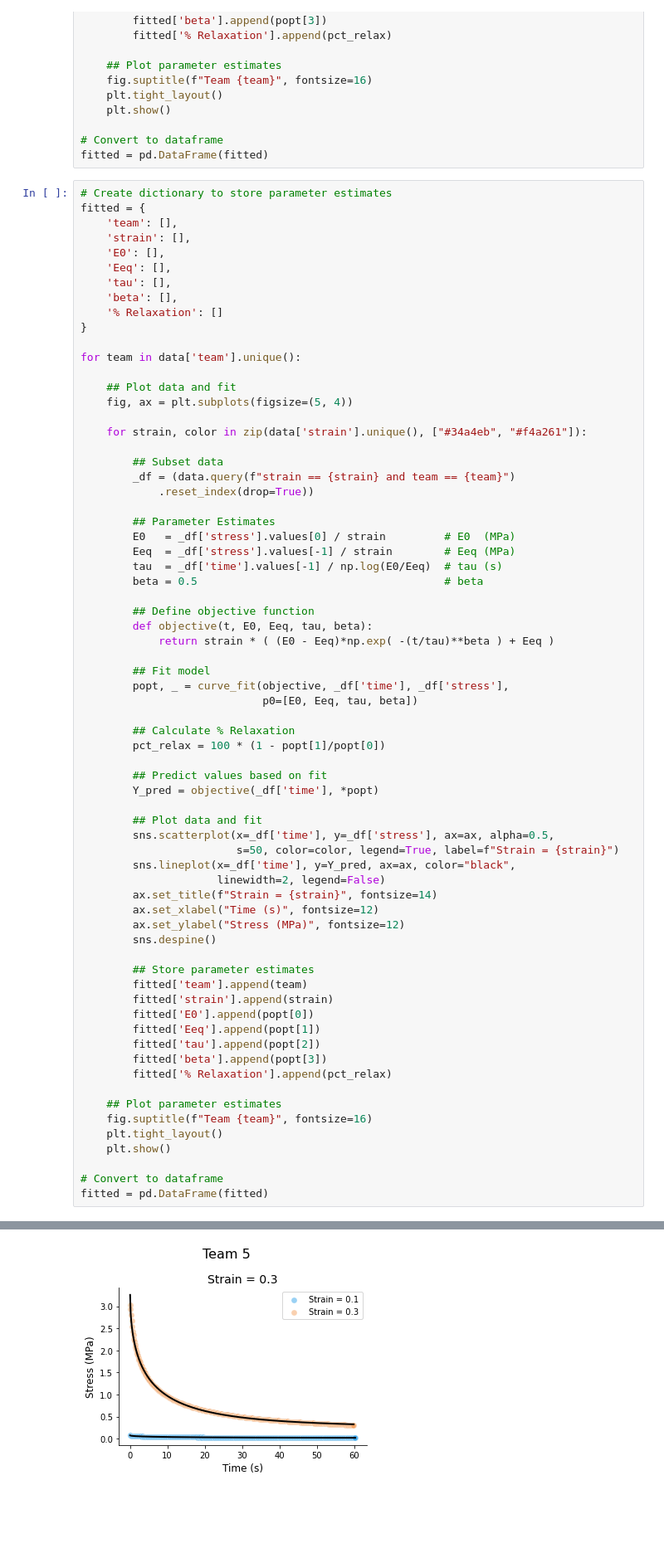
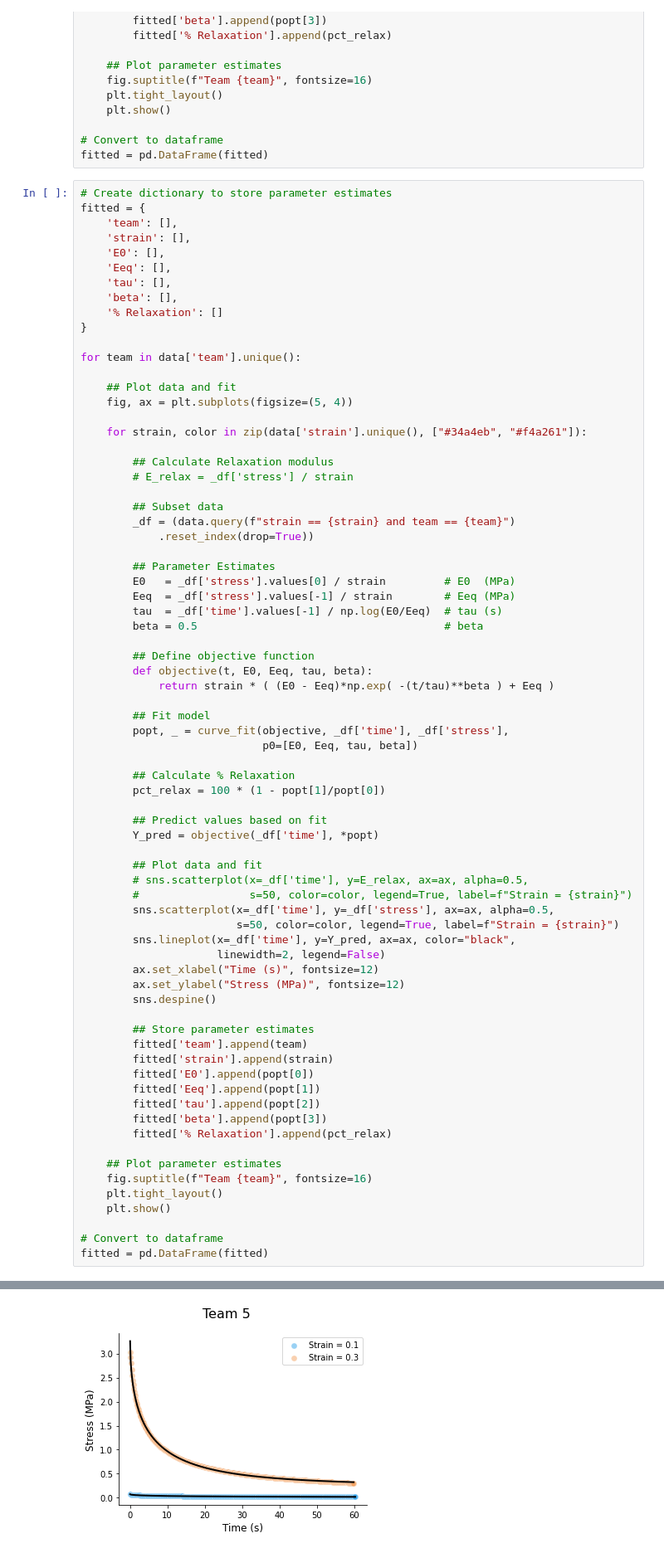
Before and after one commit to Kabilan108/drexel-coursework, a Jupyter notebook: bmes301/lab3/Data Analysis.ipynb, the cells around one changed output, grey strips where cells are left out. Shown at 83% size. Saved outputs shown, nothing was run; the diff lists cells and outputs as text; blank space fills up the shorter version.

```diff
--- a/bmes301/lab3/Data Analysis.ipynb
+++ b/bmes301/lab3/Data Analysis.ipynb
@@ -165,6 +165,9 @@ for team in data['team'].unique():
     fig, ax = plt.subplots(figsize=(5, 4))
 
     for strain, color in zip(data['strain'].unique(), ["#34a4eb", "#f4a261"]):
+
+        ## Calculate Relaxation modulus
+        # E_relax = _df['stress'] / strain
 
         ## Subset data
         _df = (data.query(f"strain == {strain} and team == {team}")
@@ -191,11 +194,12 @@ for team in data['team'].unique():
         Y_pred = objective(_df['time'], *popt)
 
         ## Plot data and fit
+        # sns.scatterplot(x=_df['time'], y=E_relax, ax=ax, alpha=0.5,
+        #                 s=50, color=color, legend=True, label=f"Strain = {strain}")
         sns.scatterplot(x=_df['time'], y=_df['stress'], ax=ax, alpha=0.5,
                         s=50, color=color, legend=True, label=f"Strain = {strain}")
         sns.lineplot(x=_df['time'], y=Y_pred, ax=ax, color="black",
                      linewidth=2, legend=False)
-        ax.set_title(f"Strain = {strain}", fontsize=14)
         ax.set_xlabel("Time (s)", fontsize=12)
         ax.set_ylabel("Stress (MPa)", fontsize=12)
         sns.despine()
@@ -224 +228 @@ fitted = pd.DataFrame(fitted)
-[figure, old version]
+[figure, new version]
```
Also changed, not shown: parts of 2 cells of this notebook.
